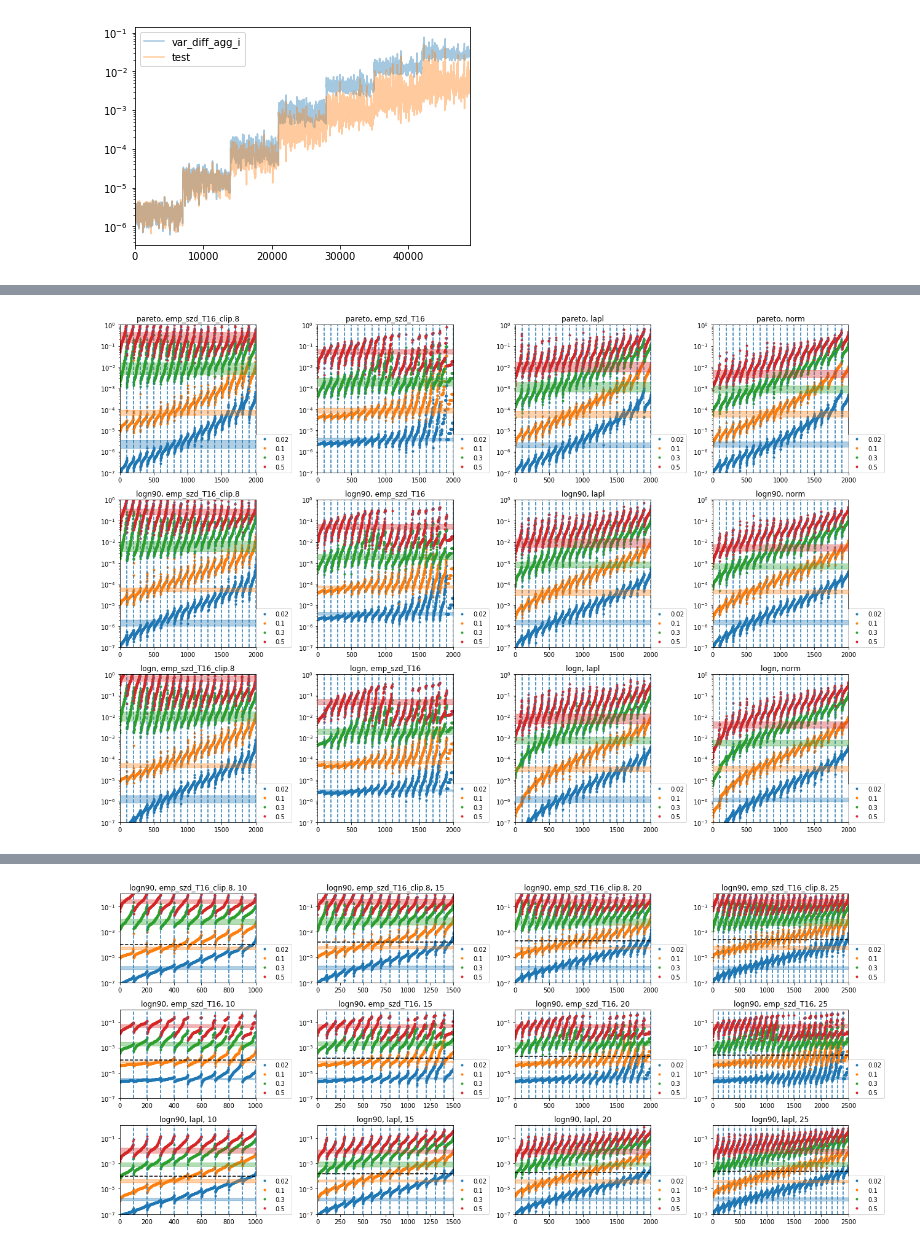
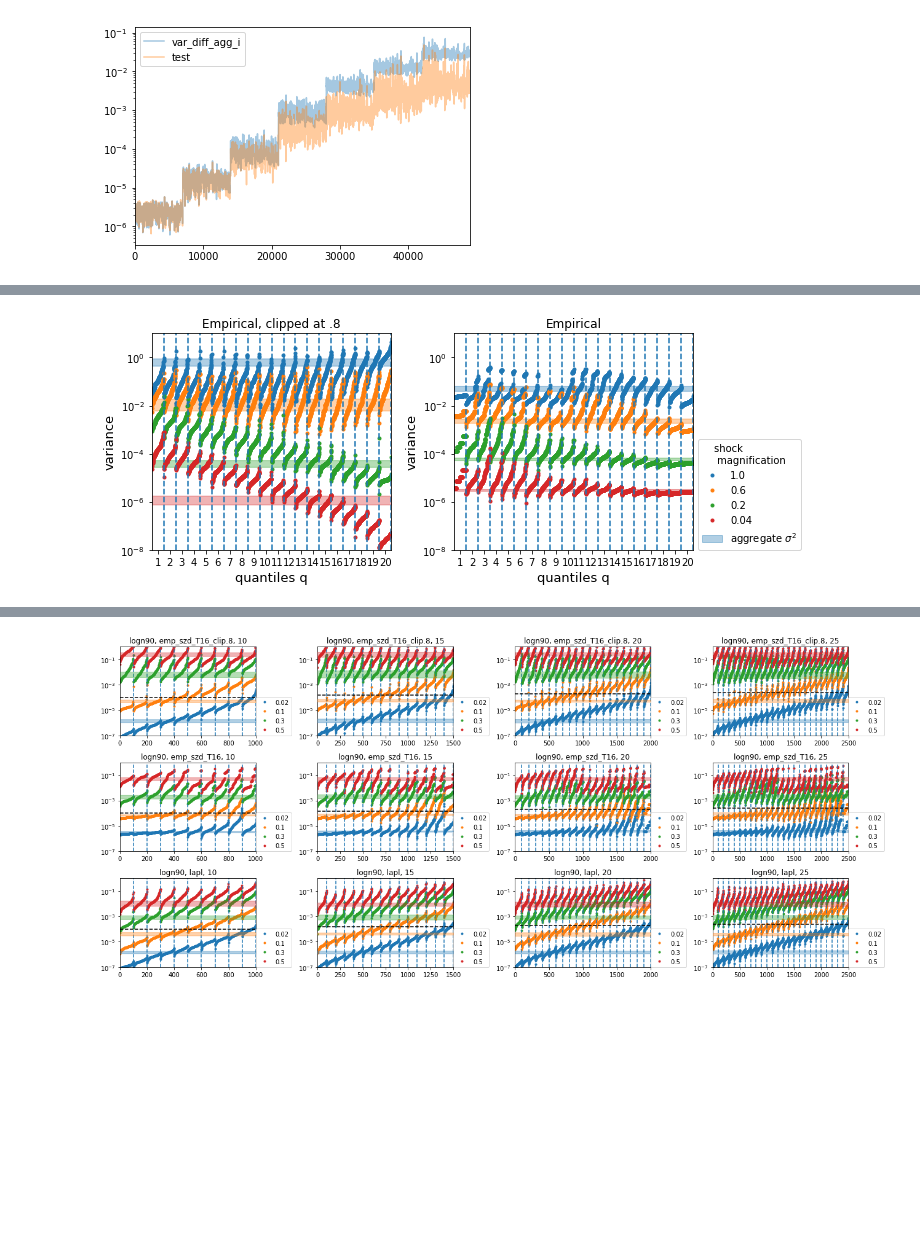
Before and after one commit to matuteiglesias/French_exports_bkp, a Jupyter notebook: code/notebooks/Sigma vs log(n), q plots.ipynb, the cells around one changed output, grey strips where cells are left out. Cells and saved outputs as stored; diff of their text form; code cells hidden in the pictures; blank space fills up the shorter version.

Commit message:
Added user created data

```diff
--- a/code/notebooks/Sigma vs log(n), q plots.ipynb
+++ b/code/notebooks/Sigma vs log(n), q plots.ipynb
@@ -207,8 +207,10 @@ data2 = rows
 # %%
-T = 15
+### Concatenate if wanted
 
-df_list = []
-for j, sizes in enumerate(['pareto', 'logn90', 'logn']):
-    for k, dist in enumerate(['emp_szd_T16_clip.8','emp_szd_T16', 'lapl', 'norm']):
-        df_list += [data2[j][k]]
-data3 = pd.concat(df_list)
+# T = 15
+
+# df_list = []
+# for j, sizes in enumerate(['pareto', 'logn90', 'logn']):
+#     for k, dist in enumerate(['emp_szd_T16_clip.8','emp_szd_T16', 'lapl', 'norm', 'sbtn']):
+#         df_list += [data2[j][k]]
+# data3 = pd.concat(df_list)
@@ -255,7 +249,7 @@ norm
 df_list = []
 
 size_distributions = ['pareto', 'logn90', 'logn']
-growth_rates = ['emp_szd_T16_clip.8','emp_szd_T16', 'lapl', 'norm']
+growth_rates = ['emp_szd_T16_clip.8','emp_szd_T16', 'lapl', 'norm', 'sbtn']
 
 rows = []
 for i, sizes in enumerate(size_distributions):
@@ -266,6 +260,7 @@ for i, sizes in enumerate(size_distributions):
         ## Slopes
         if dist == 'emp_szd_T16': df['slope'] = 0.0896*df['s']**2
         elif dist == 'emp_szd_T16_clip.8': df['slope'] = 0.2236*df['s']**2
+        elif dist == 'sbtn': df['slope'] = 0.1096*df['s']**2
         else: df['slope'] = 0.136*df['s']**2
 
 
@@ -306,0 +304,2 @@ full_data.to_csv('./../../data/processed/full_data_qi_var.csv', index = False)
+# %%
+full_data = pd.read_csv('./../../data/processed/full_data_qi_var.csv')
@@ -307,31 +355,46 @@ full_data.to_csv('./../../data/processed/full_data_qi_var.csv', index = False)
 # %%
-size_distributions = ['pareto', 'logn90', 'logn']
-growth_rates = ['emp_szd_T16_clip.8','emp_szd_T16', 'lapl', 'norm']
+size_distributions = ['logn']
+growth_rates = ['emp_szd_T16_clip.8', 'emp_szd_T16']
 
-fig, axs = plt.subplots(len(size_distributions), len(growth_rates), figsize = (18, 12))
+fig, axs = plt.subplots(len(size_distributions), len(growth_rates), figsize = (5*len(growth_rates), 4*len(size_distributions)))
 
+Q = 20
 for i, sizes in enumerate(size_distributions):
     for j, dist in enumerate(growth_rates):
-        ax = axs[i][j]
-        ax.set_title(sizes +', '+ dist)
+        ax = axs[j]
+        ax.set_title(['Empirical, clipped at .8', 'Empirical'][j])
         result = full_data.loc[(full_data.sizes == sizes) & (full_data.dist == dist)]
-        result = result.loc[result.Q == 20]
+        result = result.loc[result.Q == Q]
 
         y = 'var_diff_qi'
-        sorted_ = result.sort_values(by = ['dist','s', 'q', y])
+        sorted_ = result.sort_values(by = ['dist','s', 'q', y], ascending = [True, False, False, True])
         Ss = sorted_.s.unique()[::2]
         for k, s in enumerate(Ss):
             sorted_s = sorted_.loc[sorted_.s == s]
             sorted_s.reset_index()[[y]].plot(ax = ax, marker = '.', lw = 0, c = colors[k])
 #                     sorted_s.reset_index()[['var_diff_agg_i']].plot(ax = ax, marker = '.', lw = 0, c = colors[k], alpha = .1, legend = False)
             agg_vals = sorted_s.reset_index()['var_diff_agg_i'].describe()
-            ax.fill_between(range(len(sorted_s)), agg_vals['25%'], agg_vals['75%'], color = colors[k], alpha = .35, zorder = 10)
+            ax.fill_between(range(len(sorted_s)), agg_vals['25%'], agg_vals['75%'], color = colors[k], alpha = .35, zorder = -1)
 
-        ax.legend(Ss, loc = (1, 0))
+            ax.xaxis.set_ticks(np.arange(0, (Q)*100, 100) + 100/2)
+            ax.xaxis.set_ticklabels(np.arange(Q) + 1)
+            if j == 1:
+                ax.legend([str(2*s) for s in Ss]+[r'aggregate $\sigma^2$'], title='shock \n magnification', loc = (1.02, 0))
+            else:
+                ax.get_legend().remove()
+
+#             legend = plt.legend(handles=[one, two, three], title="title", loc=4, fontsize='small', fancybox=True)
+
         [ax.axvline(l, linestyle = '--') for l in sorted_s.groupby(['q']).count().iloc[:, 0].cumsum().values]
         ax.set_yscale('log')
-        ax.set_ylim(1e-7, 1)
+        ax.set_ylabel('variance', fontsize = 13)
+        ax.set_xlabel('quantiles q', fontsize = 13)
+        ax.set_ylim(1e-8, 1e1)
+
 
 plt.tight_layout()
+plt.savefig('./../../../thesis_writing/figures/quantile_depce_empirical.png', dpi = 400)
+
+plt.show()
 # %% [output]
-[figure, old version]
+[figure, new version]
```
Also changed, not shown: parts of 12 cells of this notebook, 1 other file.
